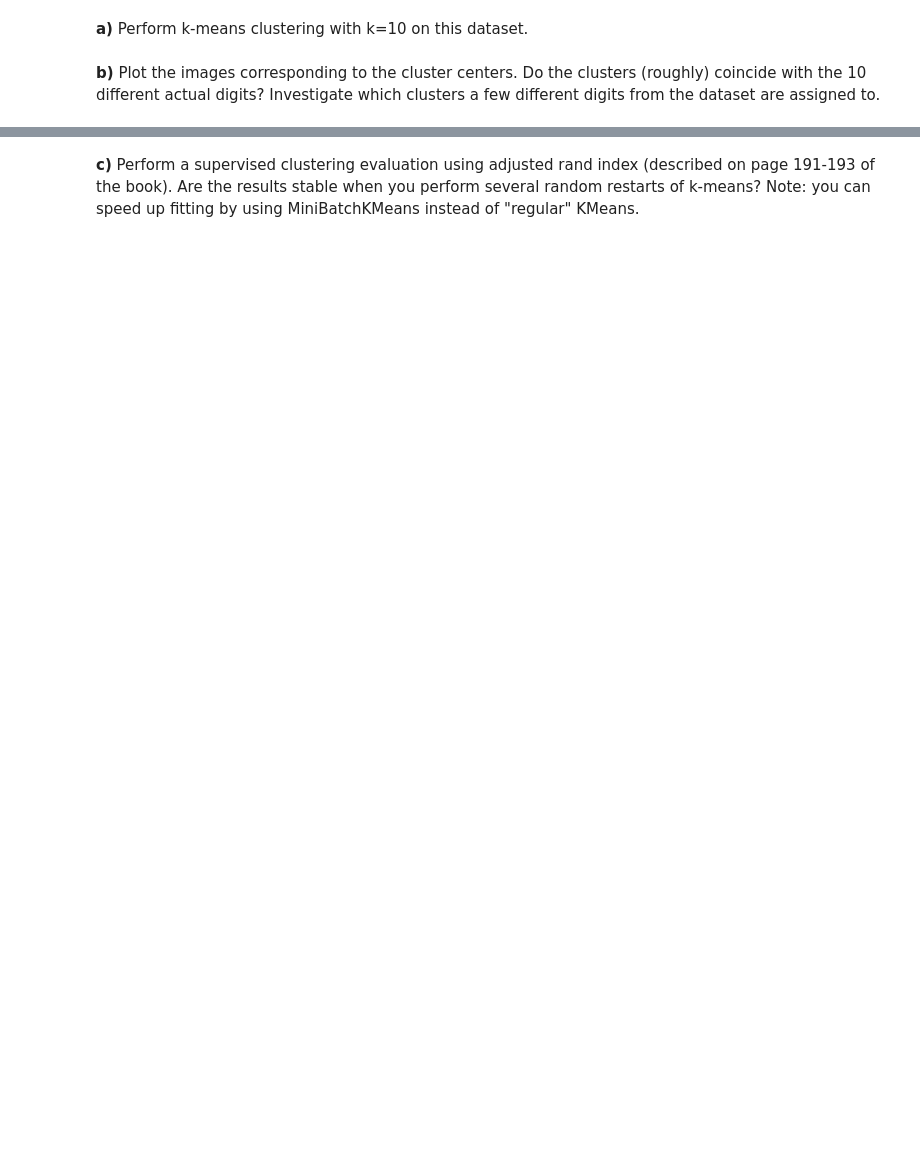
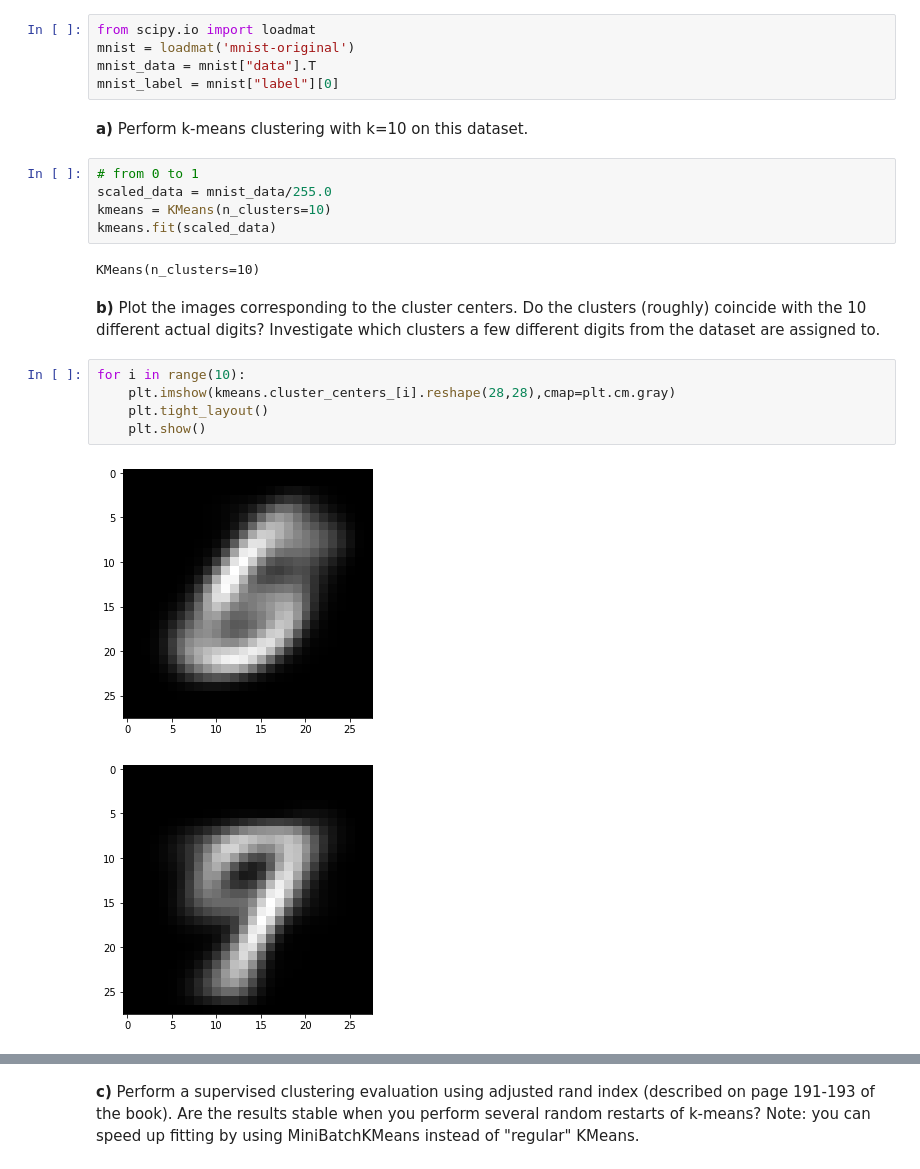
Before and after one commit to machine-learning6/machine-learning, a Jupyter notebook: Assignment_3.ipynb, the cells around one changed output, grey strips where cells are left out. Drawn from its saved outputs; the diff is of its cells as text; blank space fills up the shorter version.

```diff
--- a/Assignment_3.ipynb
+++ b/Assignment_3.ipynb
@@ -780,7 +793,27 @@ From the above Scatter plot, we think It would be easy to distinguish 9,1 and 7
 # Exercise 3: Cluster Analysis
 # %% [markdown]
 For this exercise we return to the MNIST data, and we are exploring several clustering techniques with it.
+# %%
+from scipy.io import loadmat
+mnist = loadmat('mnist-original')
+mnist_data = mnist["data"].T
+mnist_label = mnist["label"][0]
 # %% [markdown]
 **a)** Perform k-means clustering with k=10 on this dataset.
+# %%
+# from 0 to 1
+scaled_data = mnist_data/255.0
+kmeans = KMeans(n_clusters=10)
+kmeans.fit(scaled_data)
+# %% [output]
+KMeans(n_clusters=10)
 # %% [markdown]
 **b)** Plot the images corresponding to the cluster centers. Do the clusters (roughly) coincide with the 10 different actual digits? Investigate which clusters a few different digits from the dataset are assigned to.
+# %%
+for i in range(10):
+    plt.imshow(kmeans.cluster_centers_[i].reshape(28,28),cmap=plt.cm.gray)
+    plt.tight_layout()
+    plt.show()
+# %% [output]
+[figure, added]
+[figure, added]
```
Also changed, not shown: parts of 33 cells of this notebook, 2 other files.
